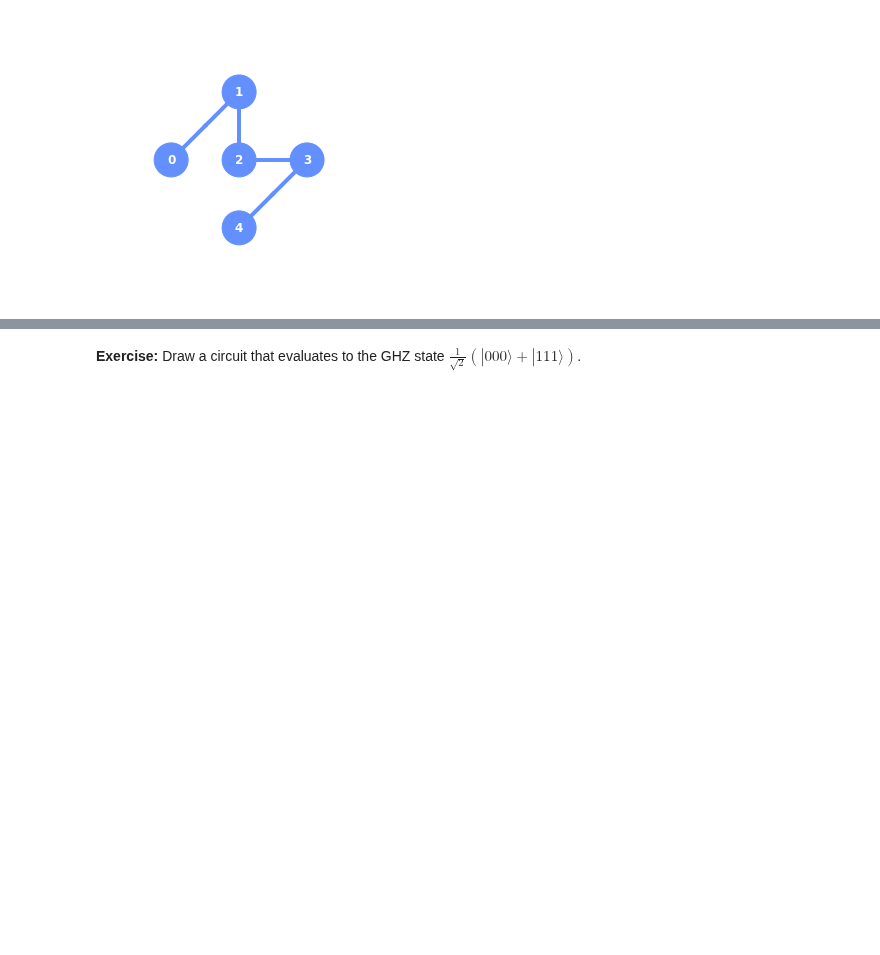
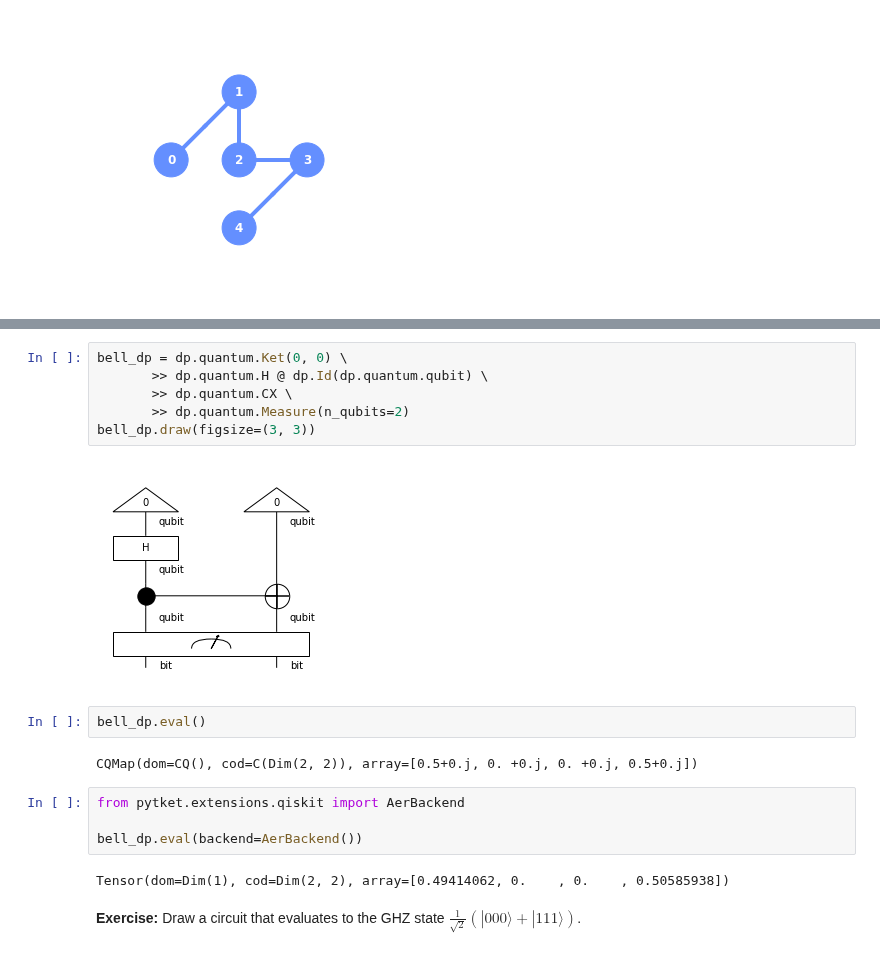
Before and after one commit to CDL-Quantum/CohortProject_2021, a Jupyter notebook: Week4_NLP/notebooks/task1-exercises.ipynb, the cells around one changed output, grey strips where cells are left out. Saved outputs shown, nothing was run; the diff lists cells and outputs as text; blank space fills up the shorter version.

```diff
--- a/Week4_NLP/notebooks/task1-exercises.ipynb
+++ b/Week4_NLP/notebooks/task1-exercises.ipynb
@@ -232,3 +233,21 @@ qk.visualization.plot_histogram(counts);
+# %%
+bell_dp = dp.quantum.Ket(0, 0) \
+       >> dp.quantum.H @ dp.Id(dp.quantum.qubit) \
+       >> dp.quantum.CX \
+       >> dp.quantum.Measure(n_qubits=2)
+bell_dp.draw(figsize=(3, 3))
+# %% [output]
+[figure, added]
+# %%
+bell_dp.eval()
+# %% [output]
+CQMap(dom=CQ(), cod=C(Dim(2, 2)), array=[0.5+0.j, 0. +0.j, 0. +0.j, 0.5+0.j])
+# %%
+from pytket.extensions.qiskit import AerBackend
+
+bell_dp.eval(backend=AerBackend())
+# %% [output]
+Tensor(dom=Dim(1), cod=Dim(2, 2), array=[0.49414062, 0.    , 0.    , 0.50585938])
 # %% [markdown]
 **Exercise:** Draw a circuit that evaluates to the GHZ state $\frac{1}{\sqrt{2}} (|000\rangle + |111\rangle)$.
 # %%
```
Also changed, not shown: parts of 5 cells of this notebook, 1 other file.
